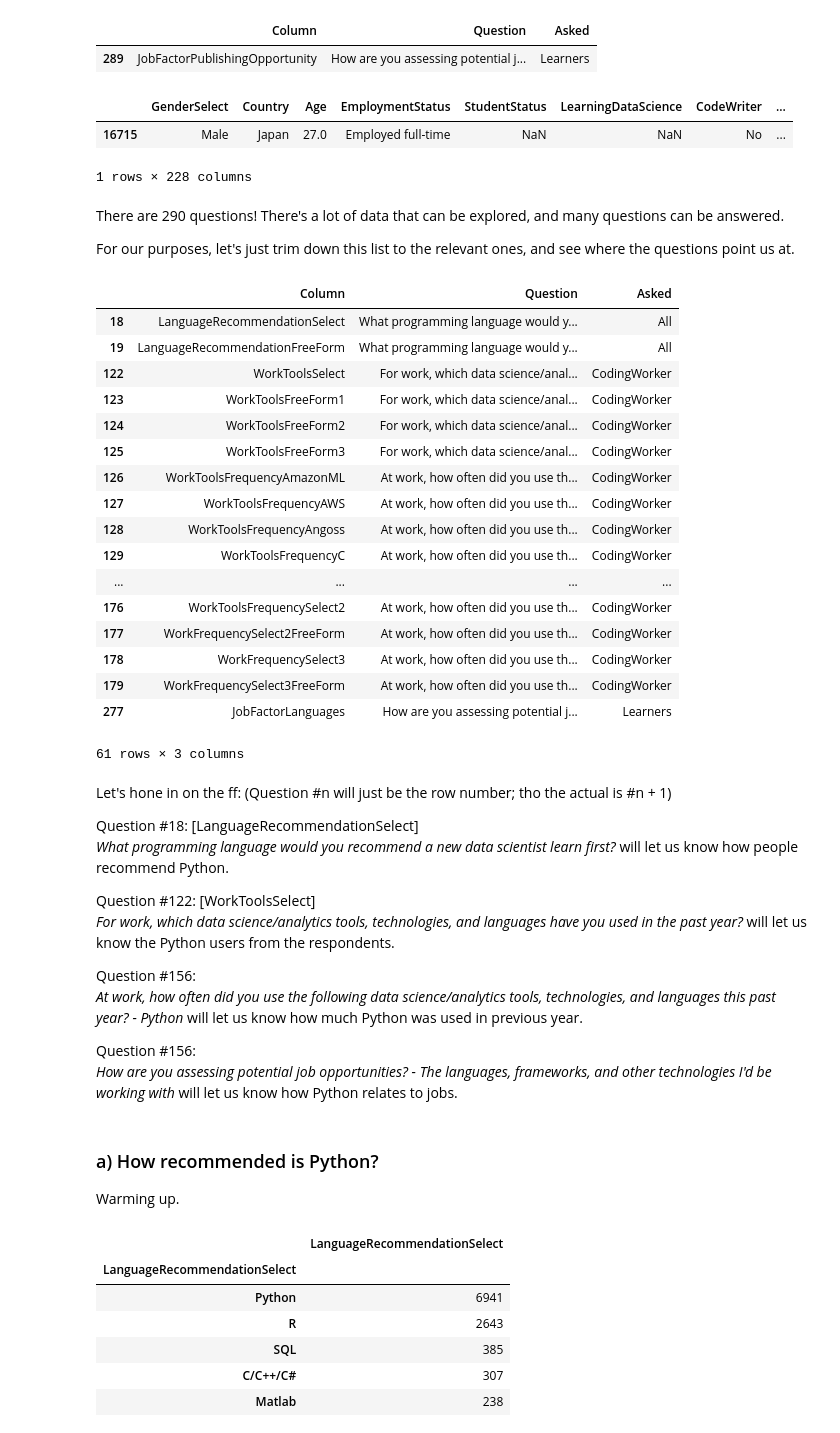
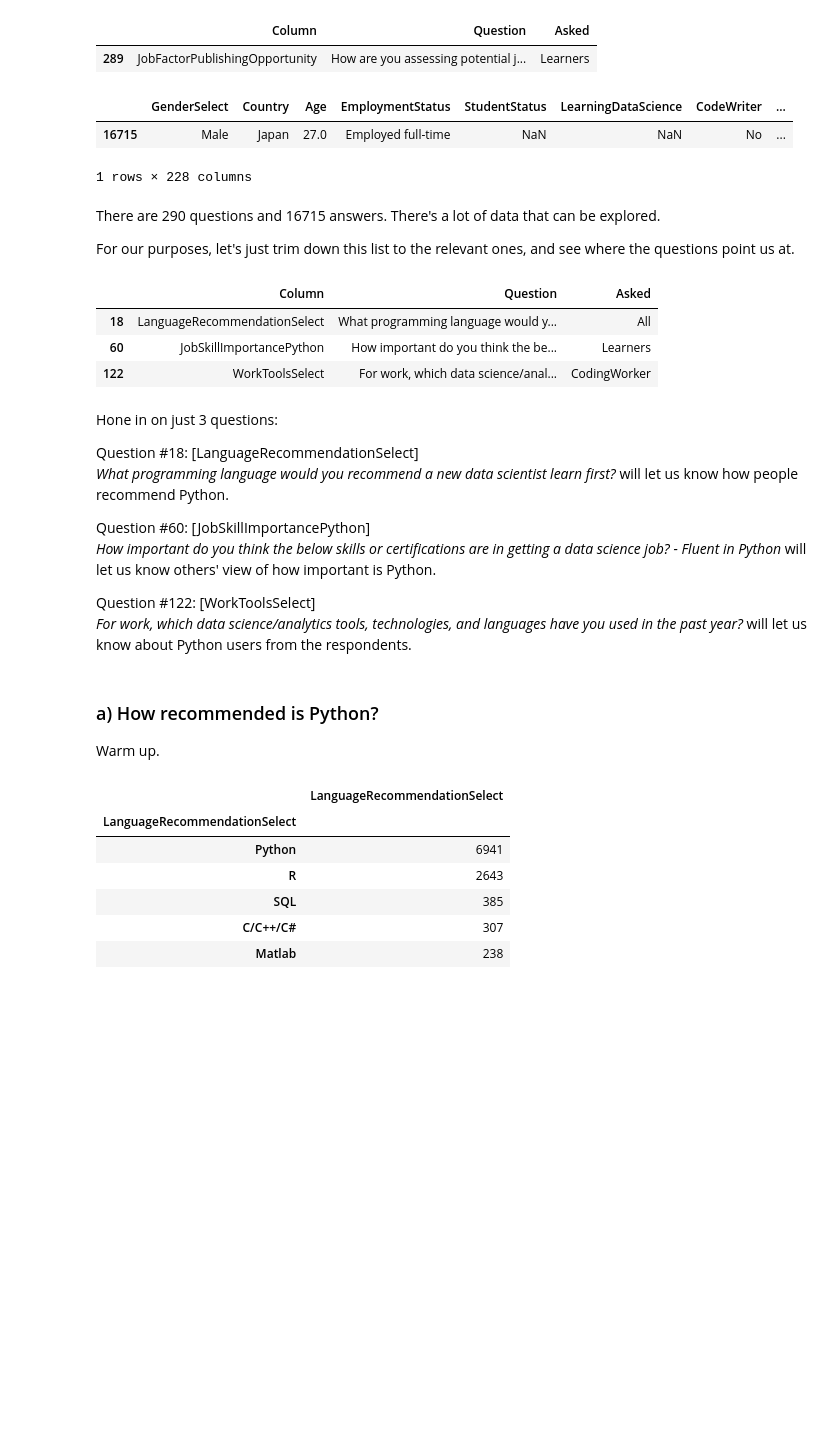
Before and after one commit to JoveSystems/learn-pandas-in-y-minutes, a Jupyter notebook: learn-pandas-in-y-minutes.ipynb, the cells around one changed output. Drawn from its saved outputs; the diff is of its cells as text; code cells hidden in the pictures; blank space fills up the shorter version.

```diff
--- a/learn-pandas-in-y-minutes.ipynb
+++ b/learn-pandas-in-y-minutes.ipynb
@@ -238,55 +239,40 @@ schema.tail(1)
 # %% [output]
 |  | Column | Question | Asked |
 | 289 | JobFactorPublishingOpportunity | How are you assessing potential j... | Learners |
-# %%
-# a sample row from the answers
-responses.tail(1)
-# %% [output]
-|  | GenderSelect | Country | Age | EmploymentStatus | StudentStatus | LearningDataScience | CodeWriter | ... |
-| 16715 | Male | Japan | 27.0 | Employed full-time | NaN | NaN | No | ... |
-1 rows × 228 columns
+# %%
+responses.tail(1)
+# %% [output]
+|  | GenderSelect | Country | Age | EmploymentStatus | StudentStatus | LearningDataScience | CodeWriter | ... |
+| 16715 | Male | Japan | 27.0 | Employed full-time | NaN | NaN | No | ... |
+1 rows × 228 columns
 # %% [markdown]
-There are 290 questions! There's a lot of data that can be explored, and many questions can be answered.
+There are 290 questions and 16715 answers. There's a lot of data that can be explored.
 
 For our purposes, let's just trim down this list to the relevant ones, and see where the questions point us at.
 # %%
-# Filter the Question field with the word 'language' - find signal from the noise.
+# Find signal from the noise, perhaps 'Python' in Column field, and 'Language' in Question field
 # .str.contains() is a string indexer for the column
-schema[schema['Question'].str.contains('language')]
+schema[schema['Question'].str.contains('language') | schema['Column'].str.contains('Python')]
+
+# 59 rows hidden to save space
+schema.iloc[[18, 60, 122]]
 # %% [output]
 |  | Column | Question | Asked |
 | 18 | LanguageRecommendationSelect | What programming language would y... | All |
-| 19 | LanguageRecommendationFreeForm | What programming language would y... | All |
+| 60 | JobSkillImportancePython | How important do you think the be... | Learners |
 | 122 | WorkToolsSelect | For work, which data science/anal... | CodingWorker |
-| 123 | WorkToolsFreeForm1 | For work, which data science/anal... | CodingWorker |
-| 124 | WorkToolsFreeForm2 | For work, which data science/anal... | CodingWorker |
-| 125 | WorkToolsFreeForm3 | For work, which data science/anal... | CodingWorker |
-| 126 | WorkToolsFrequencyAmazonML | At work, how often did you use th... | CodingWorker |
-| 127 | WorkToolsFrequencyAWS | At work, how often did you use th... | CodingWorker |
-| 128 | WorkToolsFrequencyAngoss | At work, how often did you use th... | CodingWorker |
-| 129 | WorkToolsFrequencyC | At work, how often did you use th... | CodingWorker |
-| ... | ... | ... | ... |
-| 176 | WorkToolsFrequencySelect2 | At work, how often did you use th... | CodingWorker |
-| 177 | WorkFrequencySelect2FreeForm | At work, how often did you use th... | CodingWorker |
-| 178 | WorkFrequencySelect3 | At work, how often did you use th... | CodingWorker |
-| 179 | WorkFrequencySelect3FreeForm | At work, how often did you use th... | CodingWorker |
-| 277 | JobFactorLanguages | How are you assessing potential j... | Learners |
-61 rows × 3 columns
 # %% [markdown]
-Let's hone in on the ff: (Question #n will just be the row number; tho the actual is #n + 1)
+Hone in on just 3 questions:
 
 Question #18: [LanguageRecommendationSelect]
 _What programming language would you recommend a new data scientist learn first?_ will let us know how people recommend Python.
 
+Question #60: [JobSkillImportancePython]
+_How important do you think the below skills or certifications are in getting a data science job? - Fluent in Python_ will let us know others' view of how important is Python.
+
 Question #122: [WorkToolsSelect]
-_For work, which data science/analytics tools, technologies, and languages have you used in the past year?_ will let us know the Python users from the respondents.
-
-Question #156:
-_At work, how often did you use the following data science/analytics tools, technologies, and languages this past year? - Python_ will let us know how much Python was used in previous year.
-
-Question #156:
-_How are you assessing potential job opportunities? - The languages, frameworks, and other technologies I'd be working with_ will let us know how Python relates to jobs.
+_For work, which data science/analytics tools, technologies, and languages have you used in the past year?_ will let us know about Python users from the respondents.
 # %% [markdown]
 ### a) How recommended is Python?
-Warming up.
+Warm up.
 # %%
```
Also changed, not shown: parts of 44 cells of this notebook.
